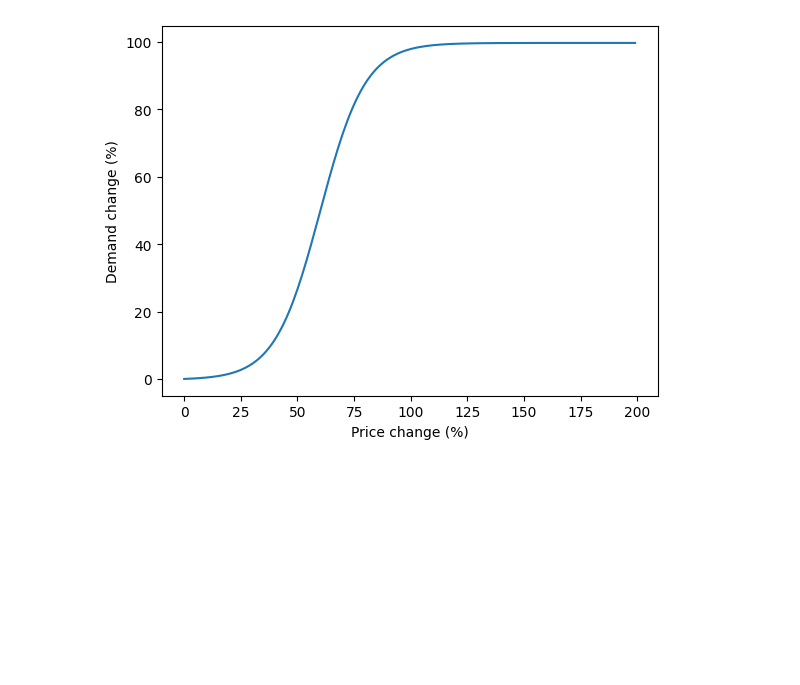
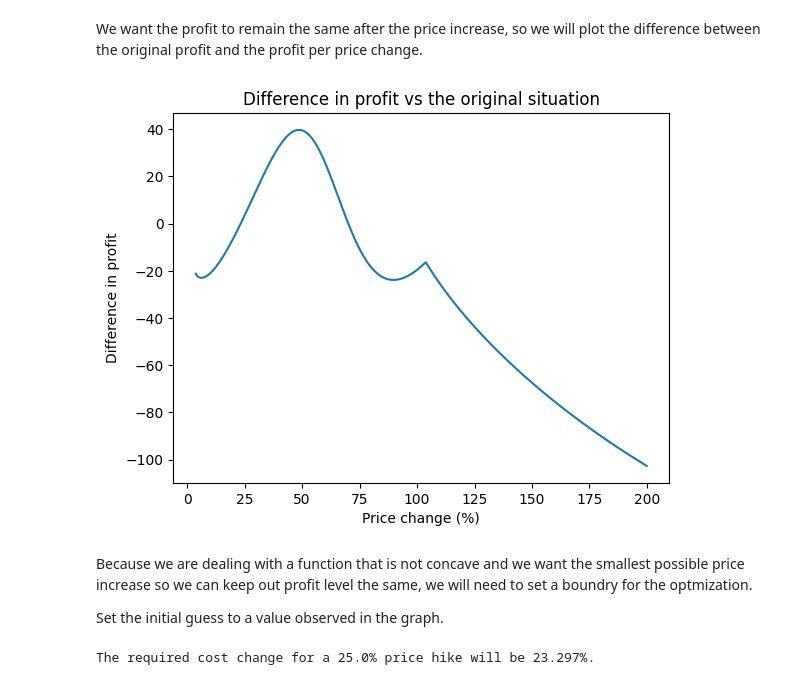
Before and after one commit to Marijn2404/TheThirdPiGame, a Jupyter notebook: Excercise part 7.ipynb, the cells around one changed output. Saved outputs shown, nothing was run; the diff lists cells and outputs as text; code cells hidden in the pictures; blank space fills up the shorter version.

```diff
--- a/Excercise part 7.ipynb
+++ b/Excercise part 7.ipynb
@@ -73,9 +90,30 @@ plt.show()
-# %%
-x = price_values_change
-y = priceDemandFunc(price_values_change * 100) * 100
-plt.plot(x*100,y)
-plt.xlabel('Price change (%)')
-plt.ylabel('Demand change (%)')
-plt.show()
-# %% [output]
-[figure, removed]
+# %% [markdown]
+We want the profit to remain the same after the price increase, so we will plot the difference between the original profit and the profit per price change.
+# %%
+plt.plot(price_values_change*100, optimal_profit - originalProfit)
+plt.xlabel('Price change (%)')
+plt.ylabel('Difference in profit')
+plt.title('Difference in profit vs the original situation')
+plt.show()
+
+def profitChange(price_change):
+    current_price = (1+price_change) * price
+    current_priceLow = (1+price_change) * priceLow
+    demand = meanDemand * (1 - (priceDemandFunc(price_change * 100)))
+    Q_star = calculateOptimalOrderQuantity( current_price, current_priceLow, newCost, newShippingCost, stdevDemand, demand)
+    profit = calculateOptimalProfit(current_price, current_priceLow, newCost, newShippingCost, Q_star, demand)
+    return profit - originalProfit
+# %% [output]
+[figure, added]
+# %% [markdown]
+Because we are dealing with a function that is not concave and we want the smallest possible price increase so we can keep out profit level the same, we will need to set a boundry for the optmization.
+
+Set the initial guess to a value observed in the graph.
+# %%
+# set to observation
+profitInitialGuess = 0.25
+requiredProfitChange = fsolve(profitChange, profitInitialGuess)
+
+print("The required cost change for a {0}% price hike will be {1}%.".format((cost_increase - 1) * 100, round(float(requiredProfitChange),5) * 100))
+# %% [output]
+The required cost change for a 25.0% price hike will be 23.297%.
```
Also changed, not shown: parts of 3 cells of this notebook, 5 other files.
